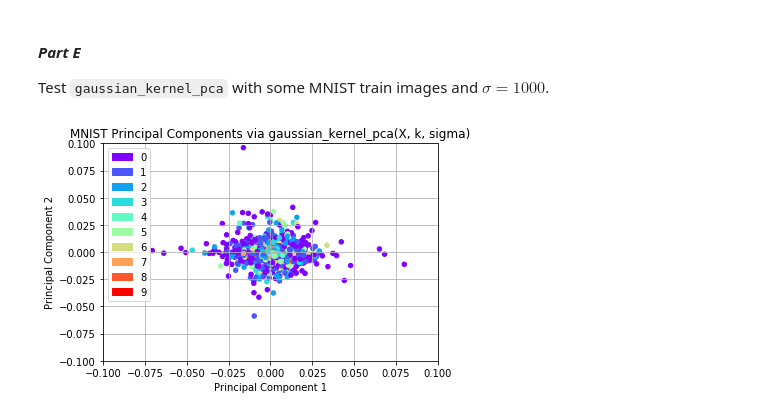
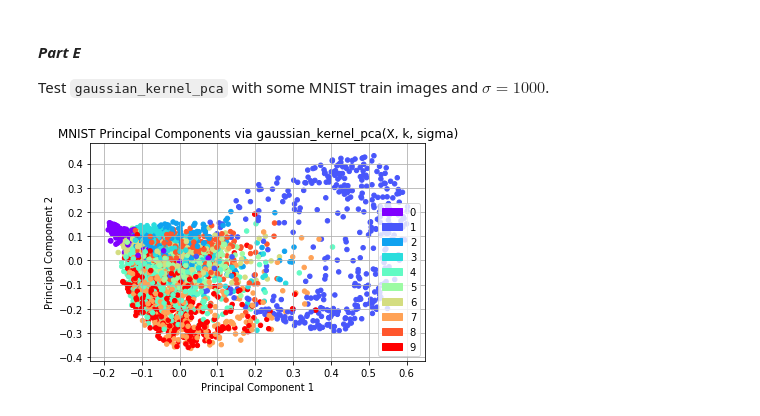
Before and after one commit to uzairakbar/info-retrieval, a Jupyter notebook: Information Retrieval - Assingments/final/assignment_3/assignment3-solution.ipynb, the cells around one changed output. Drawn from its saved outputs; the diff is of its cells as text; code cells hidden in the pictures.

```diff
--- a/Information Retrieval - Assingments/final/assignment_3/assignment3-solution.ipynb
+++ b/Information Retrieval - Assingments/final/assignment_3/assignment3-solution.ipynb
@@ -168,7 +168,7 @@ def compute_gaussian_gram_matrix(X, sigma):
     sq_norm = np.sum(pair_diff*pair_diff, axis=1)
 
     # plug each squared norm into the gaussian kernel
-    K = np.exp(-sq_norm/(2*sigma^2))
+    K = np.exp(-sq_norm/(2*(sigma**2)))
 
     return K
 
@@ -182,25 +182,23 @@ Test `gaussian_kernel_pca` with some MNIST train images and $\sigma = 1000$.
 # %%
 #Insert Code for Subtask 1.5 here
 
 # Get first k principal components of data via gaussian_kernel_pca
 k = 2
 sigma = 1000
 S_gauss = gaussian_kernel_pca(X, k, sigma)
 
 # First 2 principal components via gaussian_kernel_pca
 PC1_gauss = S_gauss[0, idx_new]
 PC2_gauss = S_gauss[1, idx_new]
 
 # Plot the first 2 gaussian-kernel principal components of data
 plt.scatter(PC1_gauss, PC2_gauss, c=C[idx_new, :], s=20)
 plt.xlabel('Principal Component 1')
 plt.ylabel('Principal Component 2')
 plt.title('MNIST Principal Components via gaussian_kernel_pca(X, k, sigma)')
 legend_patch = [mpatches.Patch(color=colors[i], label=str(i)) for i in range(0, num_classes)]
 plt.legend(handles=legend_patch)
-plt.xlim(-0.1, 0.1)
-plt.ylim(-0.1, 0.1)
 plt.grid()
 plt.show()
 # %% [output]
-[figure, old version]
+[figure, new version]
```
Also changed, not shown: parts of 2 cells of this notebook.
